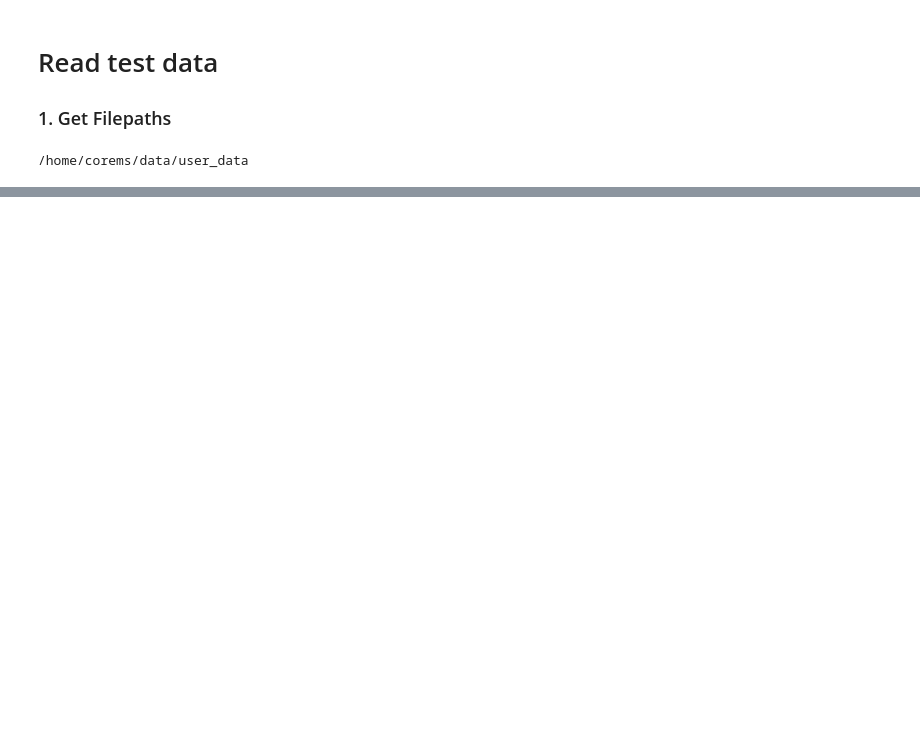
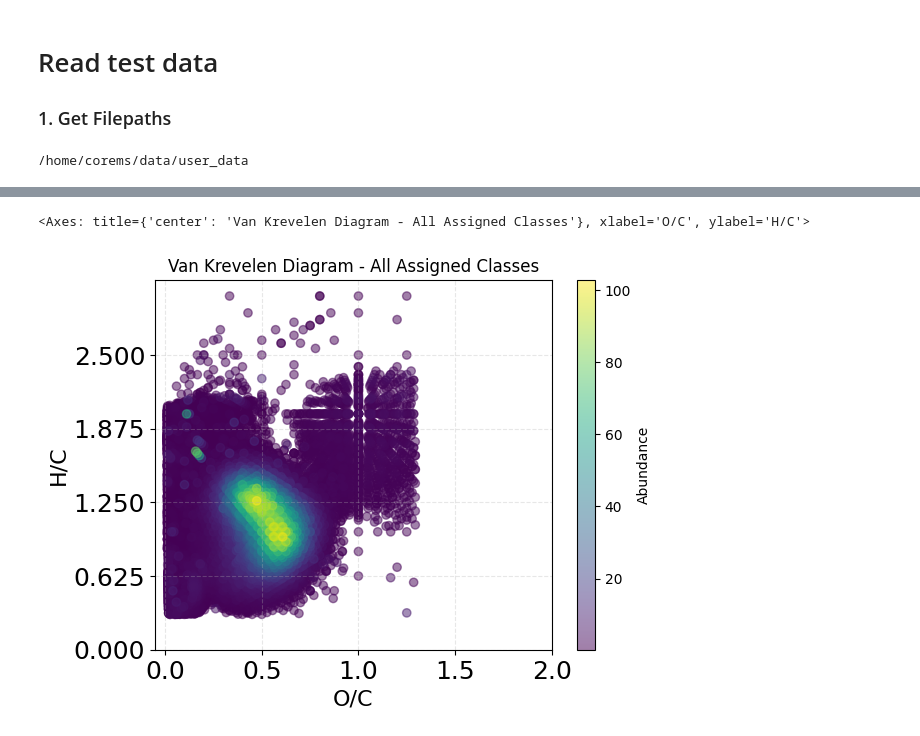
Before and after one commit to robertyoung3/CoreMS, a Jupyter notebook: notebooks/CoreMS_test_SRFA_sample.ipynb, the cells around one changed output, grey strips where cells are left out. Saved outputs shown, nothing was run; the diff lists cells and outputs as text; code cells hidden in the pictures; blank space fills up the shorter version.

```diff
--- a/notebooks/CoreMS_test_SRFA_sample.ipynb
+++ b/notebooks/CoreMS_test_SRFA_sample.ipynb
@@ -315,0 +152,5 @@ for mspeaks in mass_spectrum.sort_by_abundance()[:50]:
+# %%
+mass_spectrum_by_classes.plot_van_krevelen()
+# %% [output]
+<Axes: title={'center': 'Van Krevelen Diagram - All Assigned Classes'}, xlabel='O/C', ylabel='H/C'>
+[figure, added]
```
Also changed, not shown: parts of 39 cells of this notebook, 2 other files.
